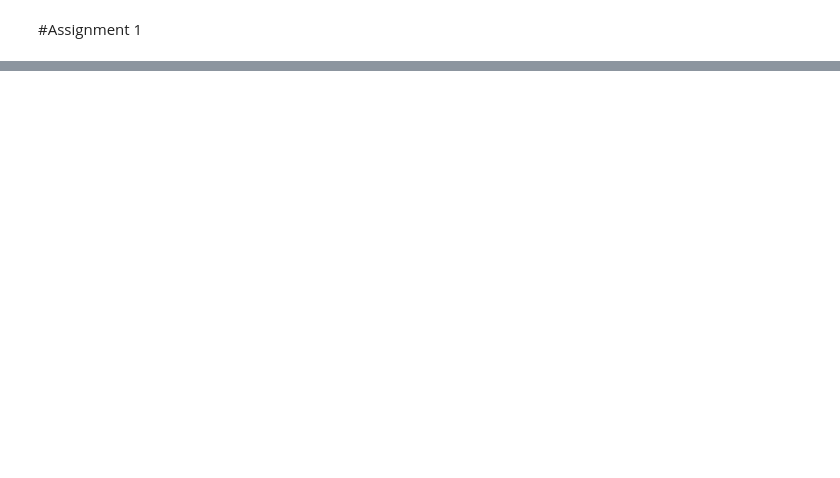
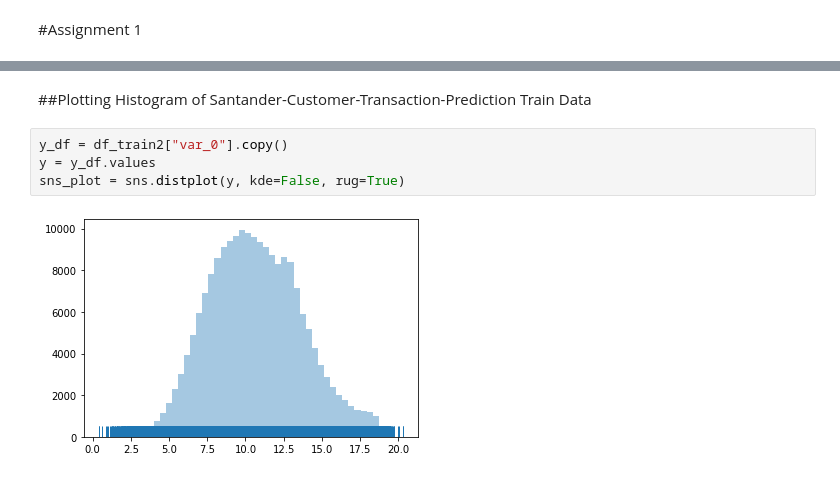
Before and after one commit to kacperkurowski/CE888, a Jupyter notebook: Assignment 1/Assignment1.ipynb, the cells around one changed output, grey strips where cells are left out. Cells and saved outputs as stored; diff of their text form; blank space fills up the shorter version.

```diff
--- a/Assignment 1/Assignment1.ipynb
+++ b/Assignment 1/Assignment1.ipynb
@@ -78,0 +124,8 @@ print(df_train_v2)
+# %% [markdown]
+##Plotting Histogram of Santander-Customer-Transaction-Prediction Train Data
+# %%
+y_df = df_train2["var_0"].copy()
+y = y_df.values
+sns_plot = sns.distplot(y, kde=False, rug=True)
+# %% [output]
+[figure, added]
```
Also changed, not shown: parts of 22 cells of this notebook.
